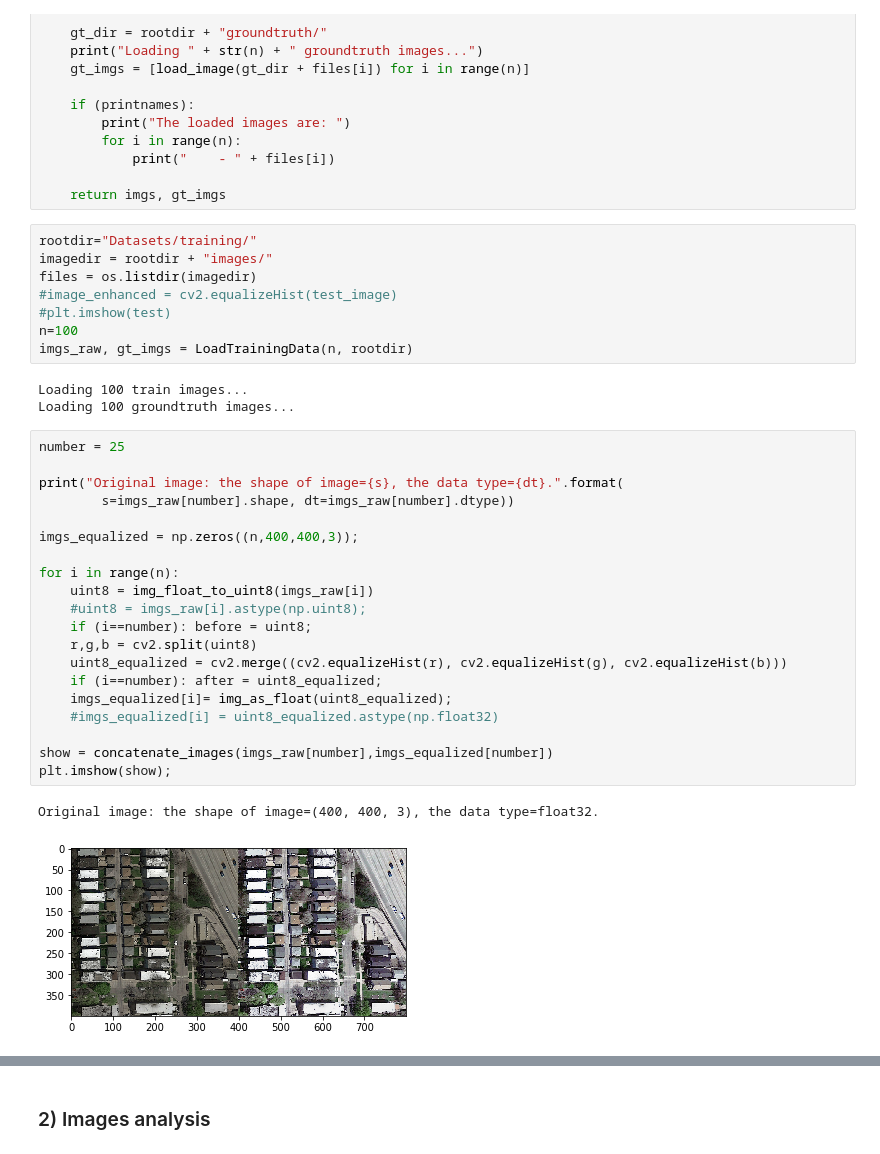
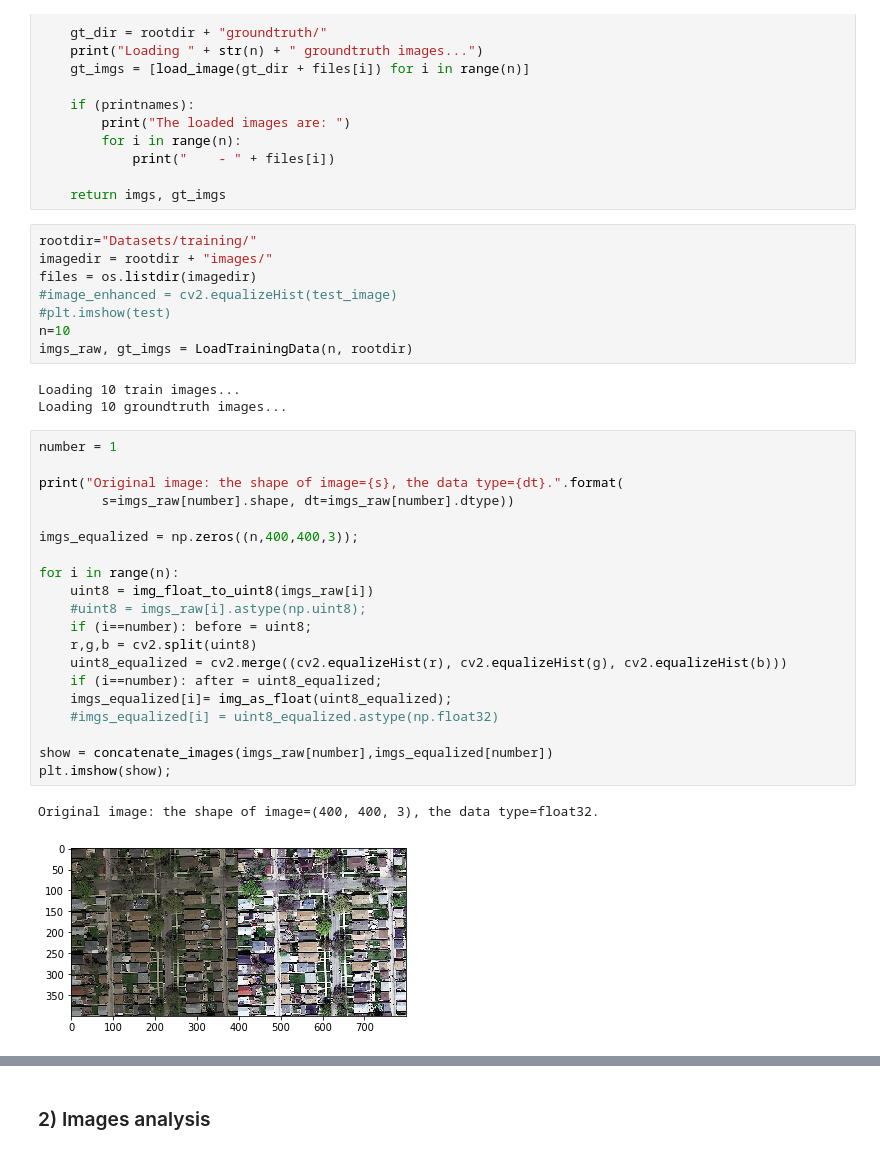
Before and after one commit to emdezla/RoadSegmentation, a Jupyter notebook: Emilio/LogisticRegression.ipynb, the cells around one changed output, grey strips where cells are left out. Drawn from its saved outputs; the diff is of its cells as text.

```diff
--- a/Emilio/LogisticRegression.ipynb
+++ b/Emilio/LogisticRegression.ipynb
@@ -52,34 +52,34 @@ imagedir = rootdir + "images/"
 files = os.listdir(imagedir)
 #image_enhanced = cv2.equalizeHist(test_image)
 #plt.imshow(test)
-n=100
+n=10
 imgs_raw, gt_imgs = LoadTrainingData(n, rootdir)
 # %% [output]
-Loading 100 train images...
-Loading 100 groundtruth images...
+Loading 10 train images...
+Loading 10 groundtruth images...
 # %%
-number = 25
+number = 1
 
 print("Original image: the shape of image={s}, the data type={dt}.".format(
         s=imgs_raw[number].shape, dt=imgs_raw[number].dtype))
 
 imgs_equalized = np.zeros((n,400,400,3));
 
 for i in range(n):
     uint8 = img_float_to_uint8(imgs_raw[i])
     #uint8 = imgs_raw[i].astype(np.uint8);
     if (i==number): before = uint8;
     r,g,b = cv2.split(uint8)
     uint8_equalized = cv2.merge((cv2.equalizeHist(r), cv2.equalizeHist(g), cv2.equalizeHist(b)))
     if (i==number): after = uint8_equalized;
     imgs_equalized[i]= img_as_float(uint8_equalized);
     #imgs_equalized[i] = uint8_equalized.astype(np.float32)
 
 show = concatenate_images(imgs_raw[number],imgs_equalized[number])
 plt.imshow(show);
 # %% [output]
 Original image: the shape of image=(400, 400, 3), the data type=float32.
-[figure, old version]
+[figure, new version]
 # %%
 plt.hist(before.ravel(),256,[0,256]);
 plt.show()
```
Also changed, not shown: parts of 10 cells of this notebook, 2 other files.
